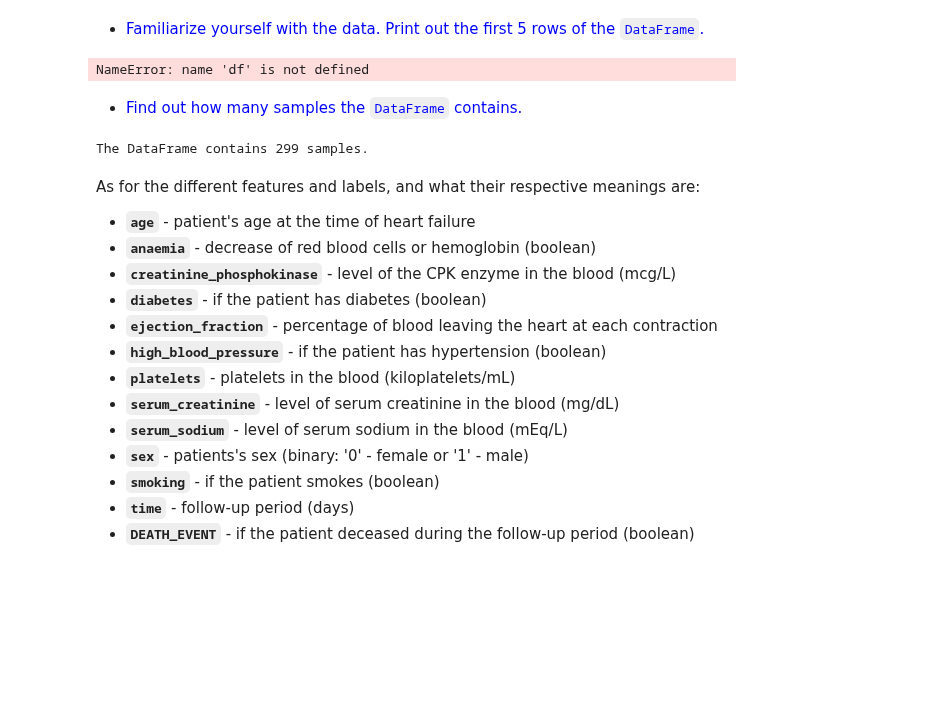
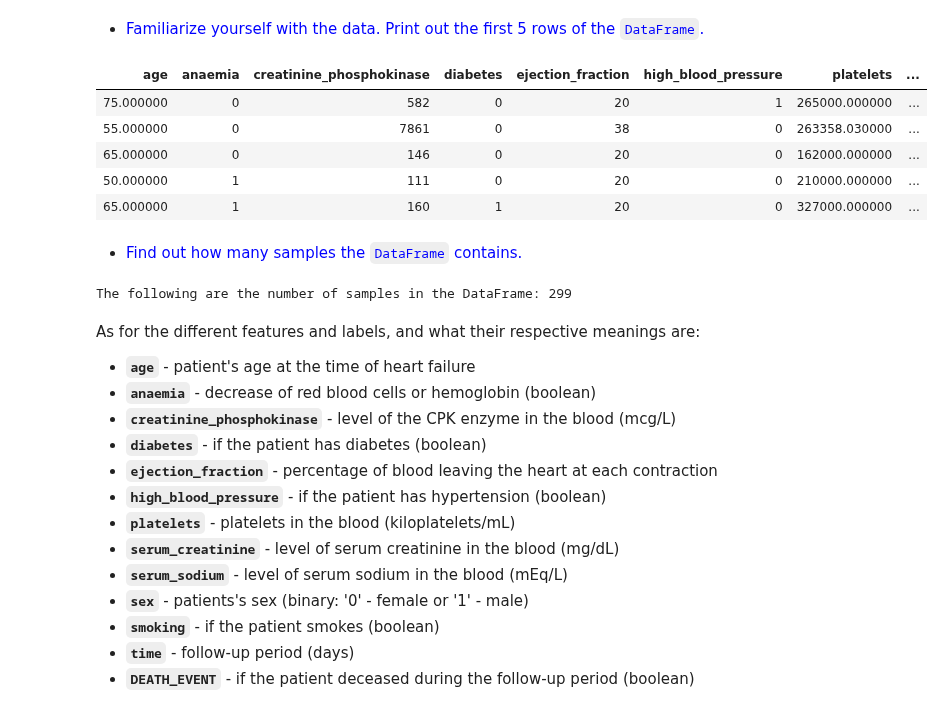
Before and after one commit to muazzamaqeel/DeepLearning, a Jupyter notebook: University_Work/Group-Work/Machine_Learning/DL4CV_NB/03c_ML_101_P1_Ex.ipynb, the cells around one changed output. Drawn from its saved outputs; the diff is of its cells as text; code cells hidden in the pictures; blank space fills up the shorter version.

```diff
--- a/University_Work/Group-Work/Machine_Learning/DL4CV_NB/03c_ML_101_P1_Ex.ipynb
+++ b/University_Work/Group-Work/Machine_Learning/DL4CV_NB/03c_ML_101_P1_Ex.ipynb
@@ -26,17 +30,33 @@ df = pd.read_csv('data/Heart_Failure.csv')
 # %% [markdown]
 * <div style="color:blue">Familiarize yourself with the data. Print out the first 5 rows of the <code>DataFrame</code>.</div>
-# %%
-# Your solution goes here:
-print(df.head())
-# %% [output]
-NameError: name 'df' is not defined
+# %%
+table = heart_failure_data.head().style.set_table_styles(
+    [{
+        'selector': 'th',
+        'props': [('font-size', '12pt'), ('text-align', 'center')]
+    },
+    {
+        'selector': 'td',
+        'props': [('text-align', 'center')]
+    }]
+).set_properties(**{'background-color': 'gray', 'color': 'white'}).hide(axis='index')
+
+table
+# %% [output]
+| age | anaemia | creatinine_phosphokinase | diabetes | ejection_fraction | high_blood_pressure | platelets | ... |
+| 75.000000 | 0 | 582 | 0 | 20 | 1 | 265000.000000 | ... |
+| 55.000000 | 0 | 7861 | 0 | 38 | 0 | 263358.030000 | ... |
+| 65.000000 | 0 | 146 | 0 | 20 | 0 | 162000.000000 | ... |
+| 50.000000 | 1 | 111 | 0 | 20 | 0 | 210000.000000 | ... |
+| 65.000000 | 1 | 160 | 1 | 20 | 0 | 327000.000000 | ... |
 # %% [markdown]
 * <div style="color:blue">Find out how many samples the <code>DataFrame</code> contains.</div>
-# %%
-# Your solution goes here:
-print(f"The DataFrame contains {df.shape[0]} samples.")
-# %% [output]
-The DataFrame contains 299 samples.
+# %%
+# Your solution goes here:
+number_of_samples = heart_failure_data.shape[0]
+print("The following are the number of samples in the DataFrame: " + str(number_of_samples))
+# %% [output]
+The following are the number of samples in the DataFrame: 299
 # %% [markdown]
 As for the different features and labels, and what their respective meanings are:
 
```
Also changed, not shown: parts of 19 cells of this notebook, 1 other file.
